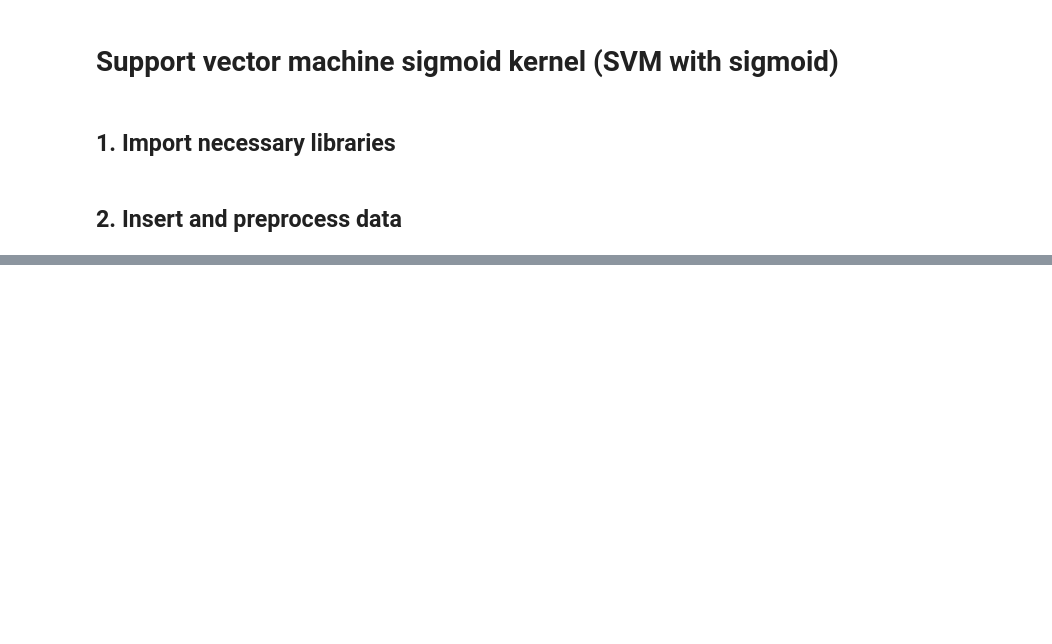
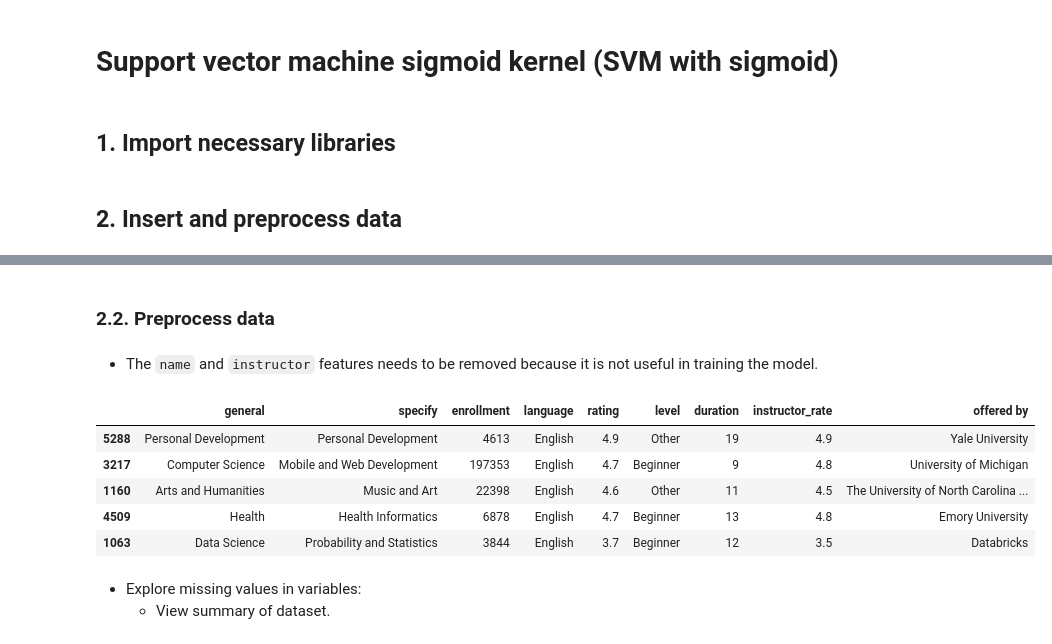
Before and after one commit to dagngyen/hcmus_23-24_coursesra-courses-analysis, a Jupyter notebook: Phase 2: Building model/svm-sigmoid.ipynb, the cells around one changed output, grey strips where cells are left out. Cells and saved outputs as stored; diff of their text form; code cells hidden in the pictures; blank space fills up the shorter version.

```diff
--- a/Phase 2: Building model/svm-sigmoid.ipynb
+++ b/Phase 2: Building model/svm-sigmoid.ipynb
@@ -28,0 +41,17 @@ courses_df.sample(5)
+# %% [markdown]
+### **2.2. Preprocess data**
+# %% [markdown]
+- The `name` and `instructor` features needs to be removed because it is not useful in training the model.
+# %%
+data_ = courses_df.copy().drop(columns=['name', 'instructor'])
+data_.sample(5)
+# %% [output]
+|  | general | specify | enrollment | language | rating | level | duration | instructor_rate | offered by |
+| 5288 | Personal Development | Personal Development | 4613 | English | 4.9 | Other | 19 | 4.9 | Yale University |
+| 3217 | Computer Science | Mobile and Web Development | 197353 | English | 4.7 | Beginner | 9 | 4.8 | University of Michigan |
+| 1160 | Arts and Humanities | Music and Art | 22398 | English | 4.6 | Other | 11 | 4.5 | The University of North Carolina ... |
+| 4509 | Health | Health Informatics | 6878 | English | 4.7 | Beginner | 13 | 4.8 | Emory University |
+| 1063 | Data Science | Probability and Statistics | 3844 | English | 3.7 | Beginner | 12 | 3.5 | Databricks |
+# %% [markdown]
+- Explore missing values in variables:
+    + View summary of dataset.
```
Also changed, not shown: parts of 24 cells of this notebook, 2 other files.
